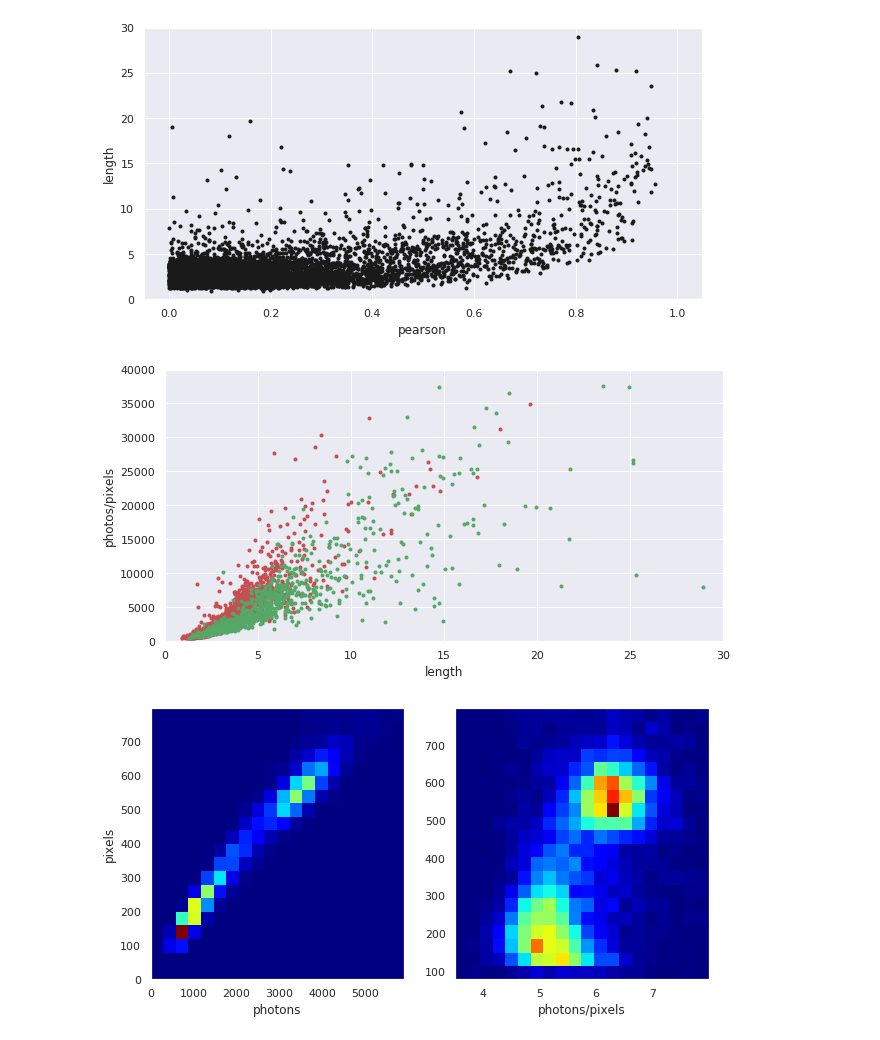
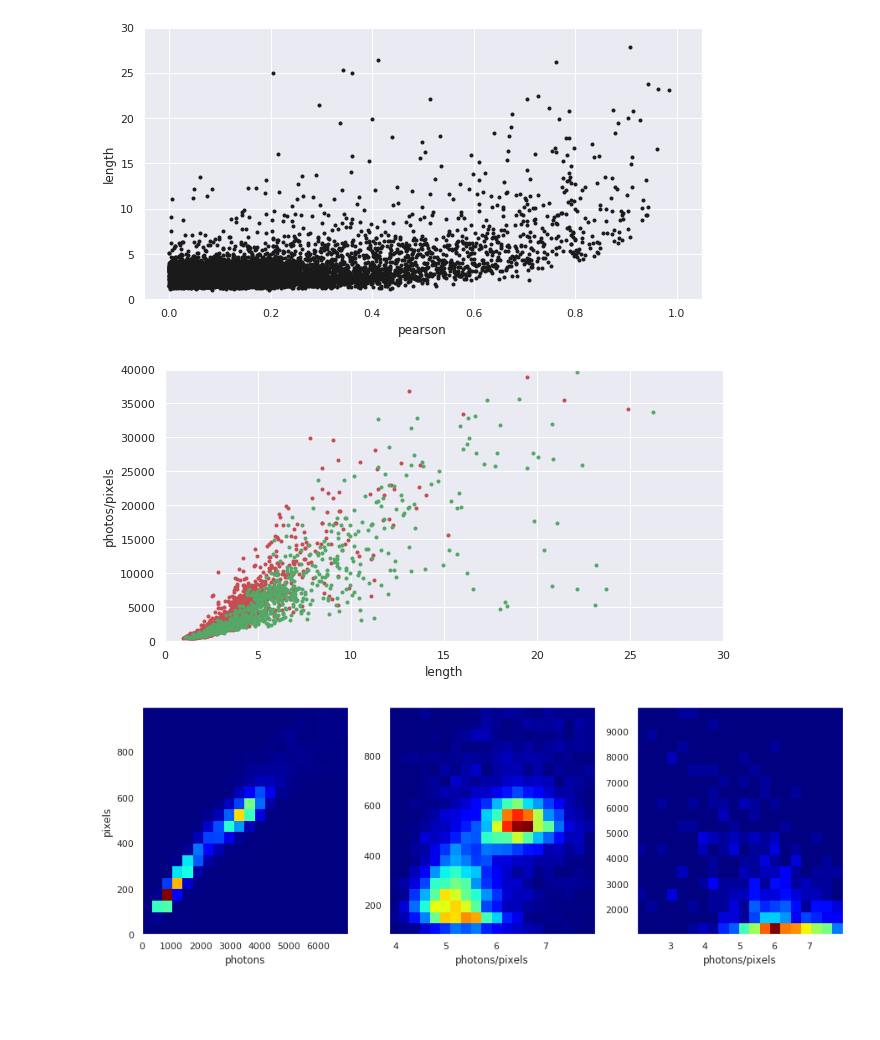
Before and after one commit to gmazzitelli/cygno_cloud, a Jupyter notebook: AnalisiCluster.ipynb, the cells around one changed output. Cells and saved outputs as stored; diff of their text form; code cells hidden in the pictures; blank space fills up the shorter version.

```diff
--- a/AnalisiCluster.ipynb
+++ b/AnalisiCluster.ipynb
@@ -13,9 +13,10 @@ Welcome to JupyROOT 6.22/06
 file_out=mybasepath+"out/dbscan_run4184_cmin_0_cmax_500_rescale_576_nsigma_1.5_ev_200_ped_4183.plk.gz"
 file_out=mybasepath+"out/dbscan_run4184_cmin_0_cmax_500_rescale_2304_nsigma_1.5_ev_200_ped_4183.plk.gz"
 # KFC
-file_out=mybasepath+"out/dbscan_run4039_cmin_0_cmax_500_rescale_2304_nsigma_1.5_ev_200_ped_4038.plk.gz"
-file_out=mybasepath+"out/dbscan_run4046_cmin_0_cmax_500_rescale_2304_nsigma_1.5_ev_200_ped_4038.plk.gz"
-file_out=mybasepath+"out/dbscan_run4160_cmin_0_cmax_500_rescale_2304_nsigma_1.5_ev_200_ped_4183.plk.gz"
+file_out=mybasepath+"out/dbscan_run4039_cmin_0_cmax_500_rescale_2304_nsigma_1.5_ev_200_ped_4038_vF0.plk.gz"
+#file_out=mybasepath+"out/dbscan_run4046_cmin_0_cmax_500_rescale_2304_nsigma_1.5_ev_200_ped_4038.plk.gz"
+#file_out=mybasepath+"out/dbscan_run4160_cmin_0_cmax_500_rescale_2304_nsigma_1.5_ev_200_ped_4183.plk.gz"
+file_out=mybasepath+"out/dbscan_run4045_cmin_0_cmax_500_rescale_2304_nsigma_1.5_ev_200_ped_4038_vF0.plk.gz"
 df = pd.read_pickle(file_out, compression='gzip')
 
 # range
@@ -97,7 +135,8 @@ plt.show()
 # %%
 fig, ax = plt.subplots(figsize=(10,6))
-ax.hist(df.length[abs(df.pearson)<0.4], 100, range=(0,40))
-ax.hist(df.length[abs(df.pearson)>0.4], 100, range=(0,40))
-ax.set_yscale('log')
+pd_his_plot(df.length[(df.photons<=phmax) & (abs(df.pearson)<pFeMax)], ax=ax, bins=30, range=(0,40))
+pd_his_plot(df.length[(df.photons<=phmax) & (abs(df.pearson)>pFeMax)], ax=ax, bins=30, color="y", range=(0,40))
+
+#ax.set_yscale('log')
 plt.show()
 # %% [output]
@@ -284,7 +329,7 @@ ax.set_xlabel('pearson')
 ax.set_ylim(0,30)
 plt.show()
 # %% [output]
-[figure, old version]
+[figure, new version]
 # %%
 fig, ax = plt.subplots(figsize=(10,5))
 #ax.plot(df.length.values, df.ph_pixels.values, 'k.')
@@ -296,21 +341,28 @@ ax.set_xlim(0,30)
 ax.set_ylim(0,40000)
 plt.show()
 # %% [output]
-[figure, old version]
+[figure, new version]
 # %%
-fig, ax = plt.subplots(1,2, figsize=(10,5))
-mpixe=800
-mph=6000
+fig, ax = plt.subplots(1,3, figsize=(15,5))
+hmax  = 6000.
+mpixe = 1000
+mph   = 7000
 mpphp_p = 8
 ax[0].hist2d(df.photons.values[((df.pixels<mpixe)&(df.photons<mph))],
            df.pixels.values[((df.pixels<mpixe)&(df.photons<mph))],
            bins=(20,20), cmap=plt.cm.jet)
 ax[0].set_xlabel("photons")
 ax[0].set_ylabel("pixels")
 ax[1].hist2d(df.ph_pixels.values[((df.pixels<mpixe)&(df.ph_pixels<mpphp_p))],
            df.pixels.values[((df.pixels<mpixe)&(df.ph_pixels<mpphp_p))],
            bins=(20,20), cmap=plt.cm.jet)
 ax[1].set_xlabel("photons/pixels")
+
+ax[2].hist2d(df.ph_pixels.values[(df.pixels>1000)&(df.pixels<10000)&(df.ph_pixels<mpphp_p)],
+           df.pixels.values[(df.pixels>1000)&(df.pixels<10000)&(df.ph_pixels<mpphp_p)],
+           bins=(20,20), cmap=plt.cm.jet)
+ax[2].set_xlabel("photons/pixels")
+
 plt.show()
 # %% [output]
-[figure, old version]
+[figure, new version]
```
Also changed, not shown: parts of 35 cells of this notebook, 8 other files.
